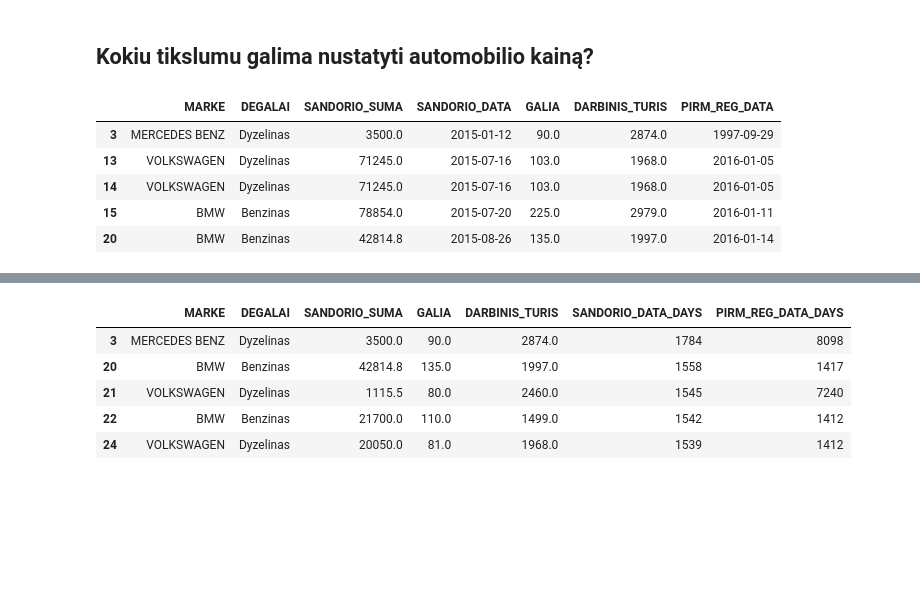
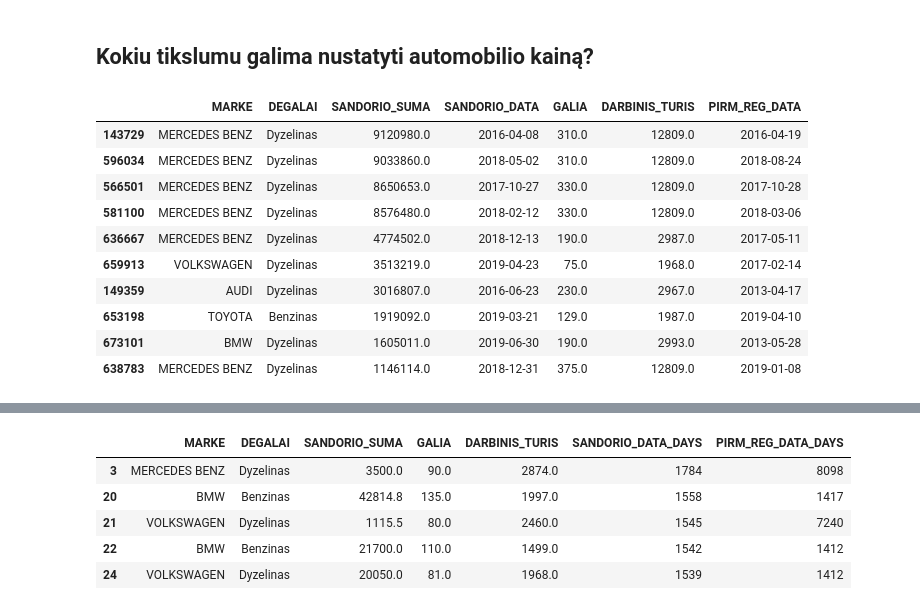
Before and after one commit to AlgirdasKartavicius/MM_2miniProjektas, a Jupyter notebook: 2MiniProjektas.ipynb, the cells around one changed output, grey strips where cells are left out. Drawn from its saved outputs; the diff is of its cells as text; code cells hidden in the pictures; blank space fills up the shorter version.

```diff
--- a/2MiniProjektas.ipynb
+++ b/2MiniProjektas.ipynb
@@ -249,34 +235,39 @@ model1.score(X1_test, y1_test)
 # %%
 price_data = raw_data[raw_data['MARKE'].notnull()
                      & raw_data['SANDORIO_SUMA'].notnull()
                      & (raw_data['VALIUTA'] == 'EUR')
                      & raw_data['GALIA'].notnull()
                      & raw_data['DARBINIS_TURIS'].notnull()
                      & raw_data['PIRM_REG_DATA'].notnull()
                      & raw_data['SANDORIO_DATA'].notnull()
                     ]
 price_data = price_data[
                           (price_data['MARKE'] == 'VOLKSWAGEN')
                         | (price_data['MARKE'] == 'AUDI')
                         | (price_data['MARKE'] == 'TOYOTA')
                         | (price_data['MARKE'] == 'BMW')
                         | (price_data['MARKE'] == 'OPEL')
                         | (price_data['MARKE'] == 'MERCEDES BENZ')
                        ]
 
 
 price_data = price_data[(price_data['DEGALAI'] == 'Dyzelinas') | (price_data['DEGALAI'] == 'Benzinas')]
 
 price_data = price_data.drop(['PASKUTINES_REG_DATA', 'KILMES_SALIS', 'VALIUTA',  'PIRM_REG_DATA_LT'], axis='columns')
 
-price_data.head()
+price_data.sort_values(by=['SANDORIO_SUMA' ,'DARBINIS_TURIS'], ascending=False).head(10)
 # %% [output]
 |  | MARKE | DEGALAI | SANDORIO_SUMA | SANDORIO_DATA | GALIA | DARBINIS_TURIS | PIRM_REG_DATA |
-| 3 | MERCEDES BENZ | Dyzelinas | 3500.0 | 2015-01-12 | 90.0 | 2874.0 | 1997-09-29 |
-| 13 | VOLKSWAGEN | Dyzelinas | 71245.0 | 2015-07-16 | 103.0 | 1968.0 | 2016-01-05 |
-| 14 | VOLKSWAGEN | Dyzelinas | 71245.0 | 2015-07-16 | 103.0 | 1968.0 | 2016-01-05 |
-| 15 | BMW | Benzinas | 78854.0 | 2015-07-20 | 225.0 | 2979.0 | 2016-01-11 |
-| 20 | BMW | Benzinas | 42814.8 | 2015-08-26 | 135.0 | 1997.0 | 2016-01-14 |
+| 143729 | MERCEDES BENZ | Dyzelinas | 9120980.0 | 2016-04-08 | 310.0 | 12809.0 | 2016-04-19 |
+| 596034 | MERCEDES BENZ | Dyzelinas | 9033860.0 | 2018-05-02 | 310.0 | 12809.0 | 2018-08-24 |
+| 566501 | MERCEDES BENZ | Dyzelinas | 8650653.0 | 2017-10-27 | 330.0 | 12809.0 | 2017-10-28 |
+| 581100 | MERCEDES BENZ | Dyzelinas | 8576480.0 | 2018-02-12 | 330.0 | 12809.0 | 2018-03-06 |
+| 636667 | MERCEDES BENZ | Dyzelinas | 4774502.0 | 2018-12-13 | 190.0 | 2987.0 | 2017-05-11 |
+| 659913 | VOLKSWAGEN | Dyzelinas | 3513219.0 | 2019-04-23 | 75.0 | 1968.0 | 2017-02-14 |
+| 149359 | AUDI | Dyzelinas | 3016807.0 | 2016-06-23 | 230.0 | 2967.0 | 2013-04-17 |
+| 653198 | TOYOTA | Benzinas | 1919092.0 | 2019-03-21 | 129.0 | 1987.0 | 2019-04-10 |
+| 673101 | BMW | Dyzelinas | 1605011.0 | 2019-06-30 | 190.0 | 2993.0 | 2013-05-28 |
+| 638783 | MERCEDES BENZ | Dyzelinas | 1146114.0 | 2018-12-31 | 375.0 | 12809.0 | 2019-01-08 |
 # %%
 price_data['SANDORIO_DATA'] = pd.to_datetime(price_data['SANDORIO_DATA'], errors='coerce')
 price_data['PIRM_REG_DATA'] = pd.to_datetime(price_data['PIRM_REG_DATA'], errors='coerce')
```
Also changed, not shown: parts of 25 cells of this notebook.
